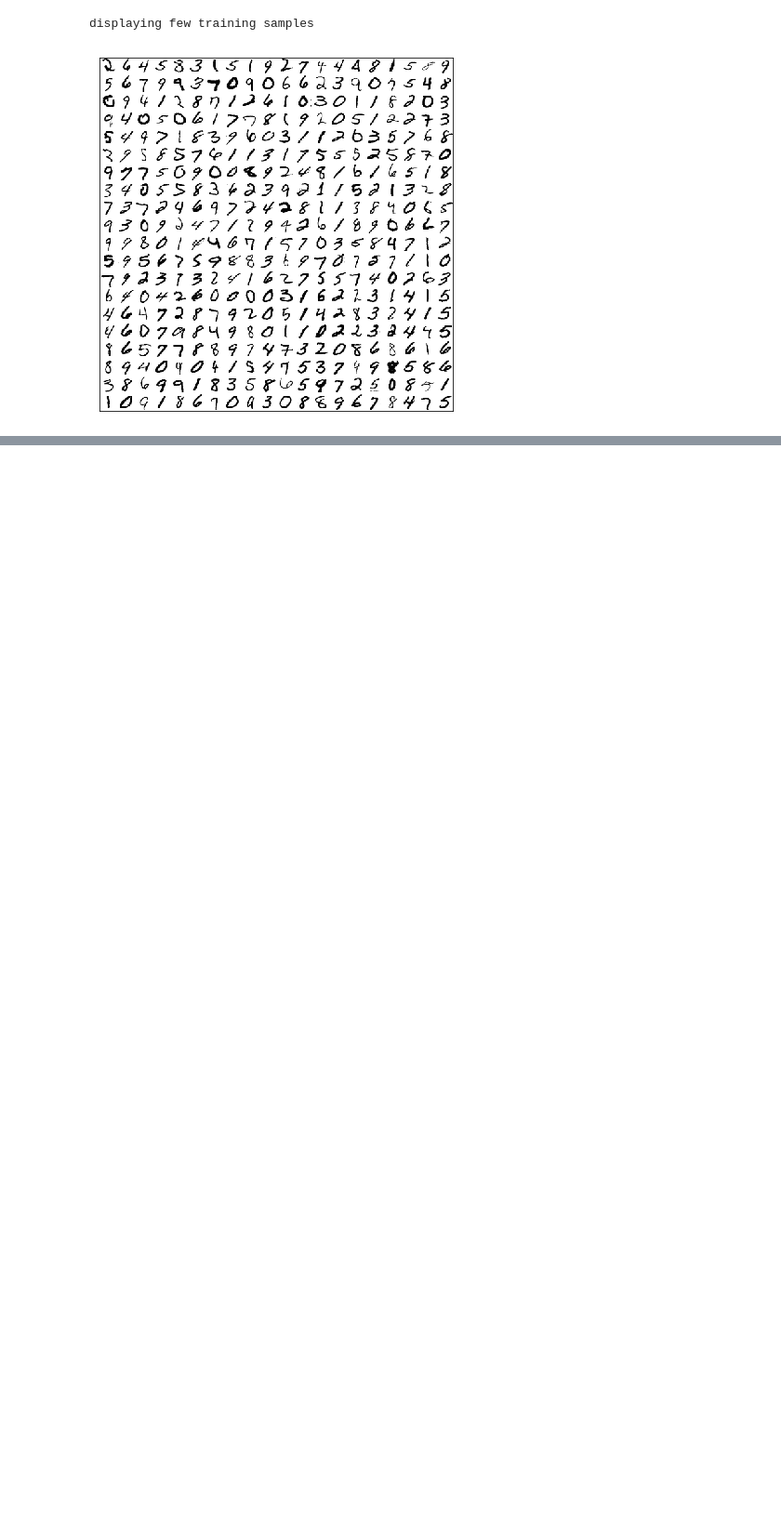
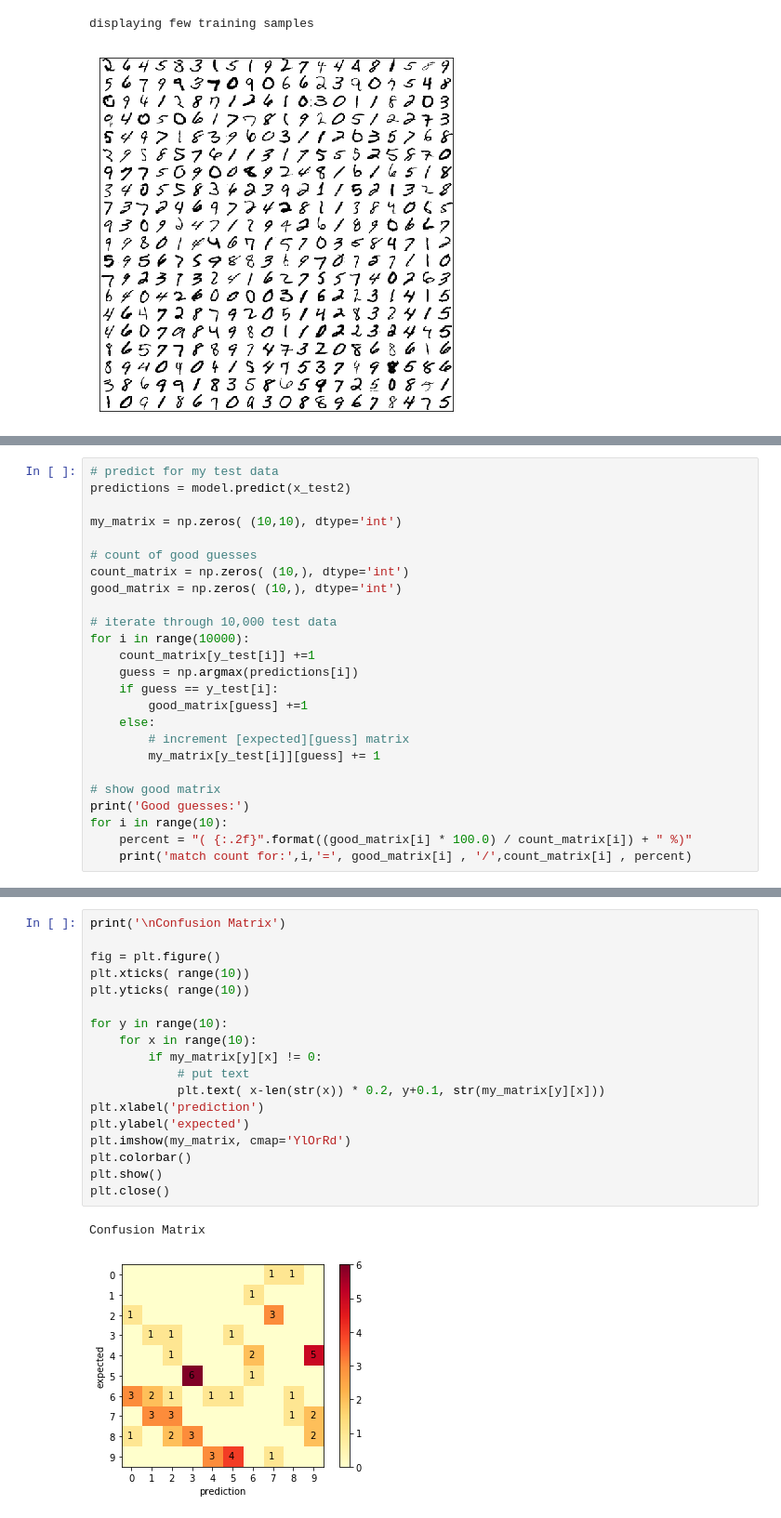
Before and after one commit to sspak9/jup, a Jupyter notebook: keras/keras_cnn.ipynb, the cells around one changed output, grey strips where cells are left out. Shown at 93% size. Drawn from its saved outputs; the diff is of its cells as text; blank space fills up the shorter version.

Commit message:
added confusion matrix

```diff
--- a/keras/keras_cnn.ipynb
+++ b/keras/keras_cnn.ipynb
@@ -288,0 +287,25 @@ plt.close()
+# %%
+# predict for my test data
+predictions = model.predict(x_test2)
+
+my_matrix = np.zeros( (10,10), dtype='int')
+
+# count of good guesses
+count_matrix = np.zeros( (10,), dtype='int')
+good_matrix = np.zeros( (10,), dtype='int')
+
+# iterate through 10,000 test data
+for i in range(10000):
+    count_matrix[y_test[i]] +=1
+    guess = np.argmax(predictions[i])
+    if guess == y_test[i]:
+        good_matrix[guess] +=1
+    else:
+        # increment [expected][guess] matrix
+        my_matrix[y_test[i]][guess] += 1
+
+# show good matrix
+print('Good guesses:')
+for i in range(10):
+    percent = "( {:.2f}".format((good_matrix[i] * 100.0) / count_matrix[i]) + " %)"
+    print('match count for:',i,'=', good_matrix[i] , '/',count_matrix[i] , percent)
@@ -288,0 +324,21 @@ plt.close()
+# %%
+print('\nConfusion Matrix')
+
+fig = plt.figure()
+plt.xticks( range(10))
+plt.yticks( range(10))
+
+for y in range(10):
+    for x in range(10):
+        if my_matrix[y][x] != 0:
+            # put text
+            plt.text( x-len(str(x)) * 0.2, y+0.1, str(my_matrix[y][x]))
+plt.xlabel('prediction')
+plt.ylabel('expected')
+plt.imshow(my_matrix, cmap='YlOrRd')
+plt.colorbar()
+plt.show()
+plt.close()
+# %% [output]
+Confusion Matrix
+[figure, added]
```
Also changed, not shown: parts of 6 cells of this notebook, 1 other file.
